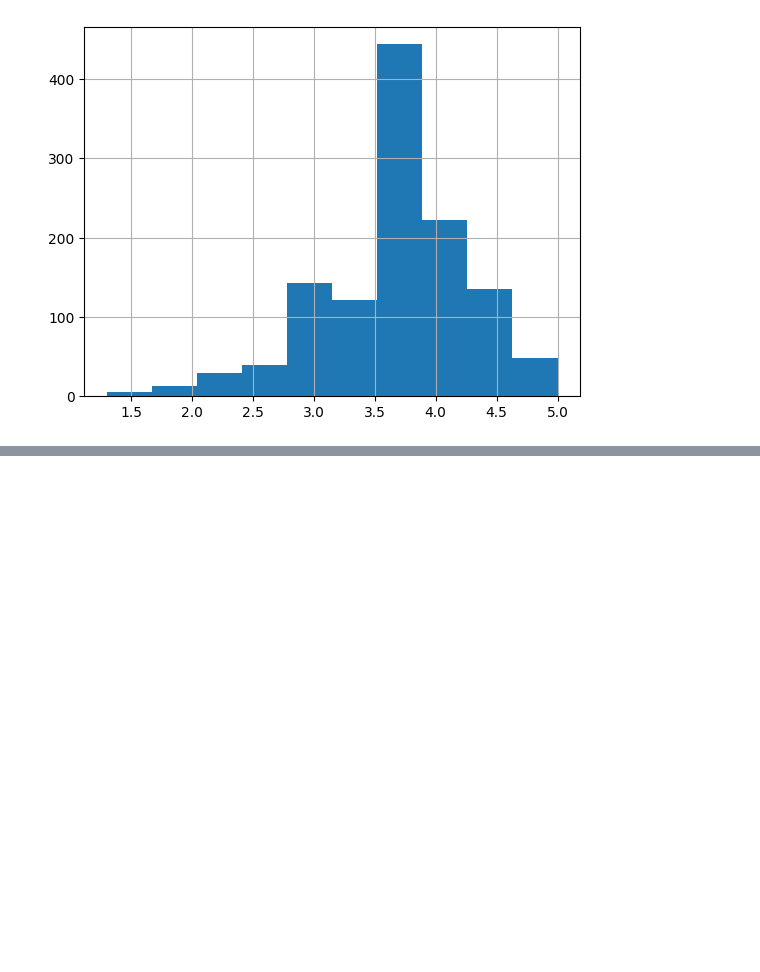
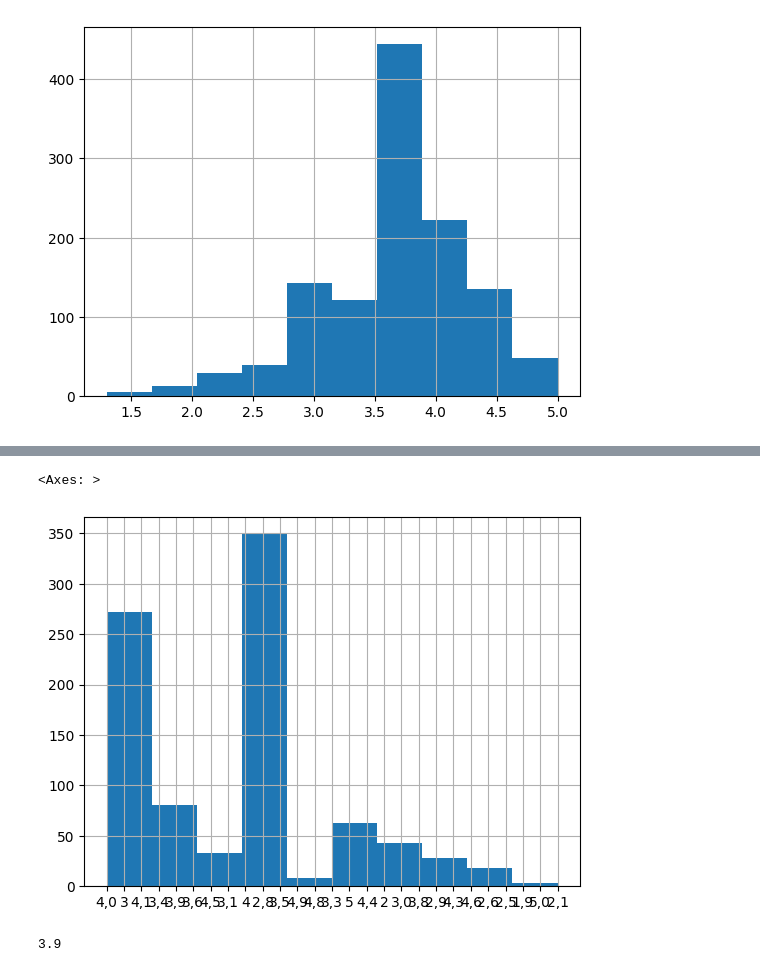
Before and after one commit to alessitomas/streamlit-deploy, a Jupyter notebook: src/notebooks/02_preprocessing.ipynb, the cells around one changed output, grey strips where cells are left out. Saved outputs shown, nothing was run; the diff lists cells and outputs as text; code cells hidden in the pictures; blank space fills up the shorter version.

```diff
--- a/src/notebooks/02_preprocessing.ipynb
+++ b/src/notebooks/02_preprocessing.ipynb
@@ -406,0 +553,7 @@ data["WHOQOL_Físico_New"].hist()
+# %%
+data["WHOQOL_Ambiental_New"] = data["WHOQOL_Ambiental"].str.split(';').str[-1].str.strip()
+# %%
+data["WHOQOL_Ambiental_New"].hist()
+# %% [output]
+<Axes: >
+[figure, added]
@@ -406,0 +564,5 @@ data["WHOQOL_Físico_New"].hist()
+# %%
+mediana = data["WHOQOL_Ambiental_New"].median()
+mediana
+# %% [output]
+3.9
```
Also changed, not shown: parts of 52 cells of this notebook.
